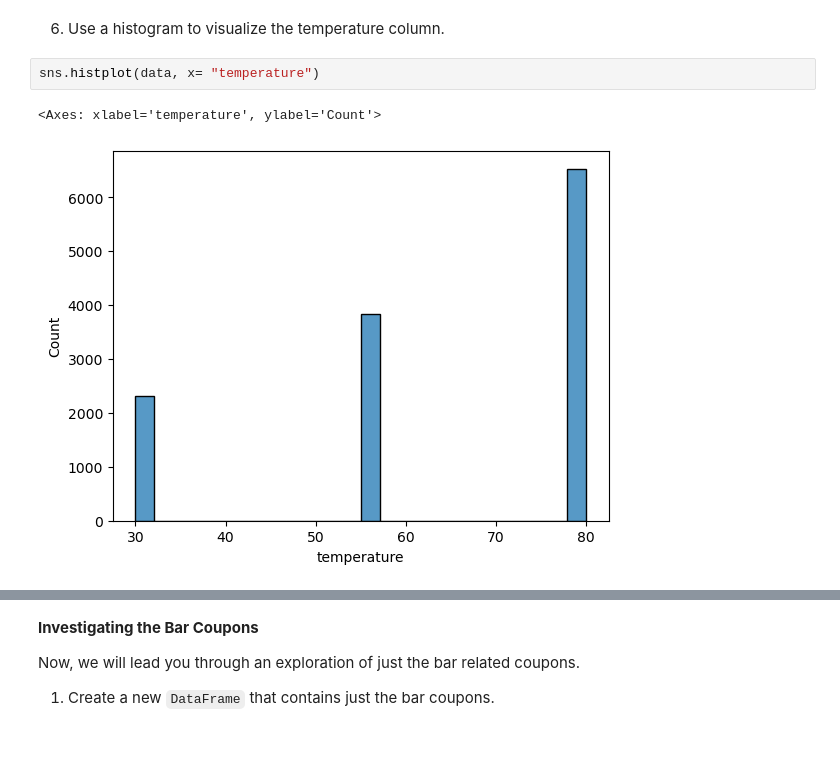
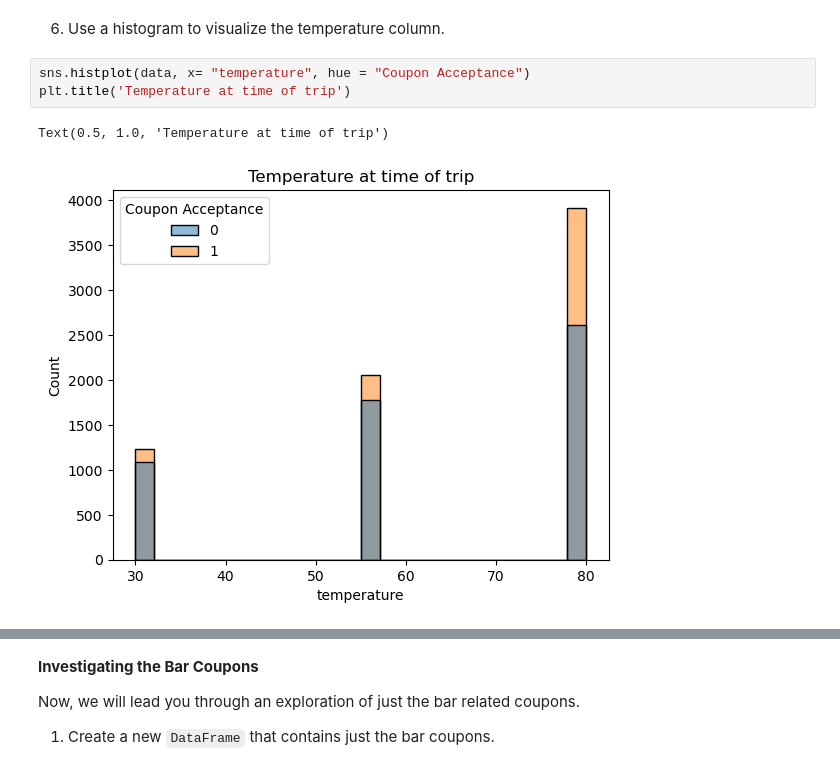
Before and after one commit to mad24x/kraftwerk, a Jupyter notebook: coupon_work.ipynb, the cells around one changed output, grey strips where cells are left out. Drawn from its saved outputs; the diff is of its cells as text; blank space fills up the shorter version.

Commit message:
continue working on data analysis focused on bar column

```diff
--- a/coupon_work.ipynb
+++ b/coupon_work.ipynb
@@ -160,7 +161,8 @@ Text(0.5, 1.0, 'Coupon Accepted - 0 = "No", 1 = "Yes"')
 # %% [markdown]
 6. Use a histogram to visualize the temperature column.
 # %%
-sns.histplot(data, x= "temperature")
+sns.histplot(data, x= "temperature", hue = "Coupon Acceptance")
+plt.title('Temperature at time of trip')
 # %% [output]
-<Axes: xlabel='temperature', ylabel='Count'>
+Text(0.5, 1.0, 'Temperature at time of trip')
-[figure, old version]
+[figure, new version]
```
Also changed, not shown: parts of 8 cells of this notebook.
